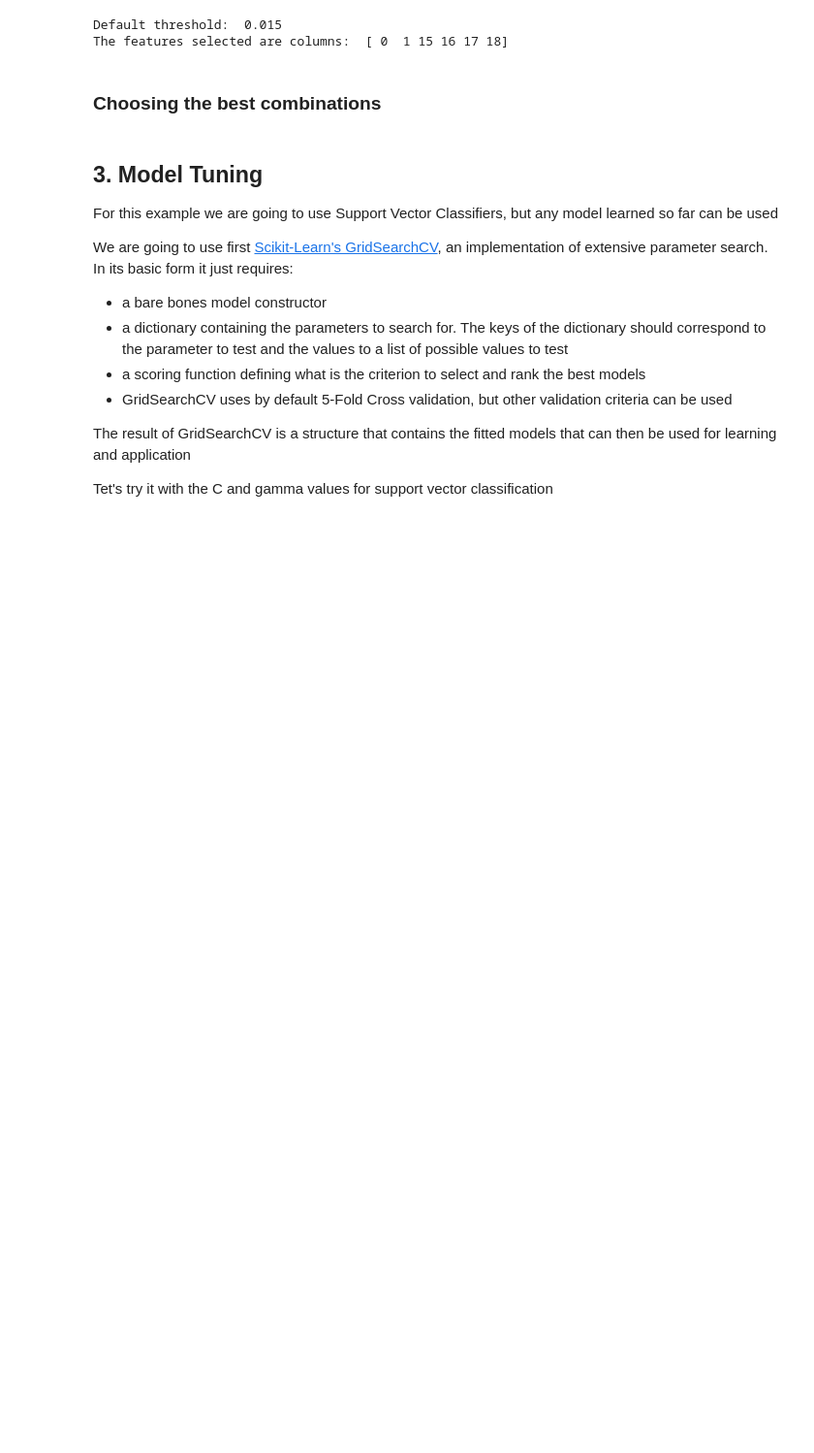
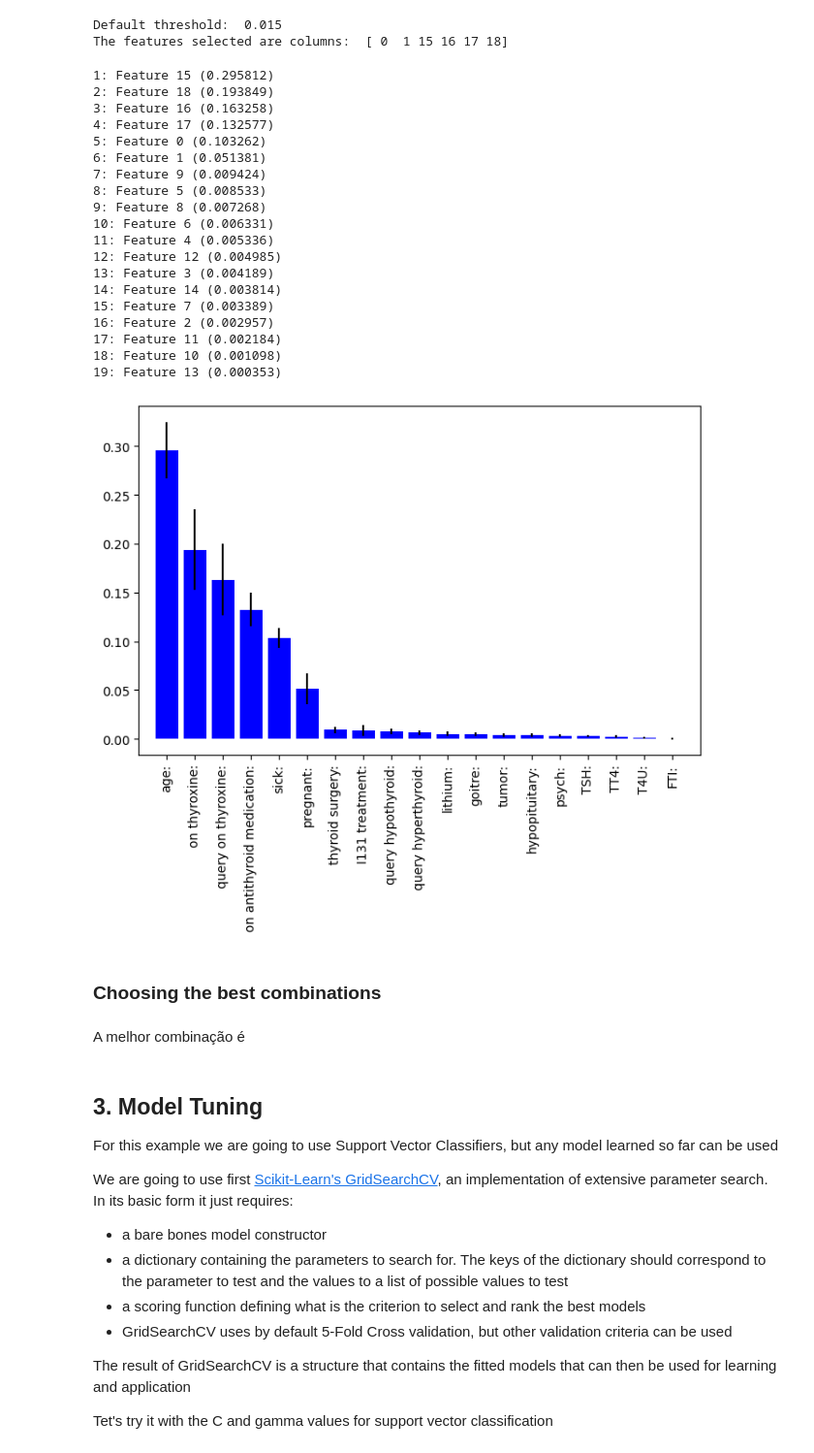
Before and after one commit to pdlopes21/EC2024, a Jupyter notebook: proj.ipynb, the cells around one changed output. Shown: that part at 97% size. Drawn from its saved outputs; the diff is of its cells as text; code cells hidden in the pictures; blank space fills up the shorter version.

```diff
--- a/proj.ipynb
+++ b/proj.ipynb
@@ -110,15 +93,8 @@ scaler.fit(X_train)
 Xt_train=scaler.fit_transform(X_train)
 Xt_test=scaler.fit_transform(X_test)
 
-#IMPUTER
-imputer = SimpleImputer(strategy="median")
-imputer.fit(X_train)
-Xt_train = imputer.transform(X_train)
-Xt_test = imputer.transform(X_test)
-
 #FEATURE SELECTION
 N,M = Xt_train.shape
-
 
 rfr=RandomForestRegressor(random_state=0)
 sel = SelectFromModel(estimator=rfr,threshold=0.015)
@@ -140,6 +116,46 @@ score = make_scorer(matthews_corrcoef)
 # %% [output]
 Default threshold:  0.015
 The features selected are columns:  [ 0  1 15 16 17 18]
+# %%
+rfc = RandomForestClassifier(random_state=123)
+rfc = rfc.fit(Xt_train,y_train)
+std = np.std([t.feature_importances_ for t in rfc.estimators_], axis=0)
+
+rfc2 = RandomForestClassifier(random_state=123)
+rfc2 = rfc2.fit(Xt_train,y_train)
+importances = rfc2.feature_importances_
+features = np.argsort(importances)[::-1]
+
+for f in range(features.size):
+    print("%d: Feature %d (%f)" % (f + 1, features[f],  importances[features[f]]))
+
+#Plot the feature importances list:
+plt.figure(1, figsize=(8,5))
+plt.xticks(range(X.shape[1]), X.columns,rotation=90)
+plt.bar(range(Xt_train.shape[1]), importances[features],color="b", yerr=std[features])
+plt.xlim([-1, Xt_train.shape[1]])
+plt.show()
+# %% [output]
+1: Feature 15 (0.295812)
+2: Feature 18 (0.193849)
+3: Feature 16 (0.163258)
+4: Feature 17 (0.132577)
+5: Feature 0 (0.103262)
+6: Feature 1 (0.051381)
+7: Feature 9 (0.009424)
+8: Feature 5 (0.008533)
+9: Feature 8 (0.007268)
+10: Feature 6 (0.006331)
+11: Feature 4 (0.005336)
+12: Feature 12 (0.004985)
+13: Feature 3 (0.004189)
+14: Feature 14 (0.003814)
+15: Feature 7 (0.003389)
+16: Feature 2 (0.002957)
+17: Feature 11 (0.002184)
+18: Feature 10 (0.001098)
+19: Feature 13 (0.000353)
+[figure, added]
 # %% [markdown]
 ### Choosing the best combinations
 # %%
@@ -177,3 +179,5 @@ present_statistics(y_test, preds)
+# %% [markdown]
+A melhor combinação é
 # %% [markdown]
 ## 3. Model Tuning
 
```
Also changed, not shown: parts of 4 cells of this notebook, 1 other file.
